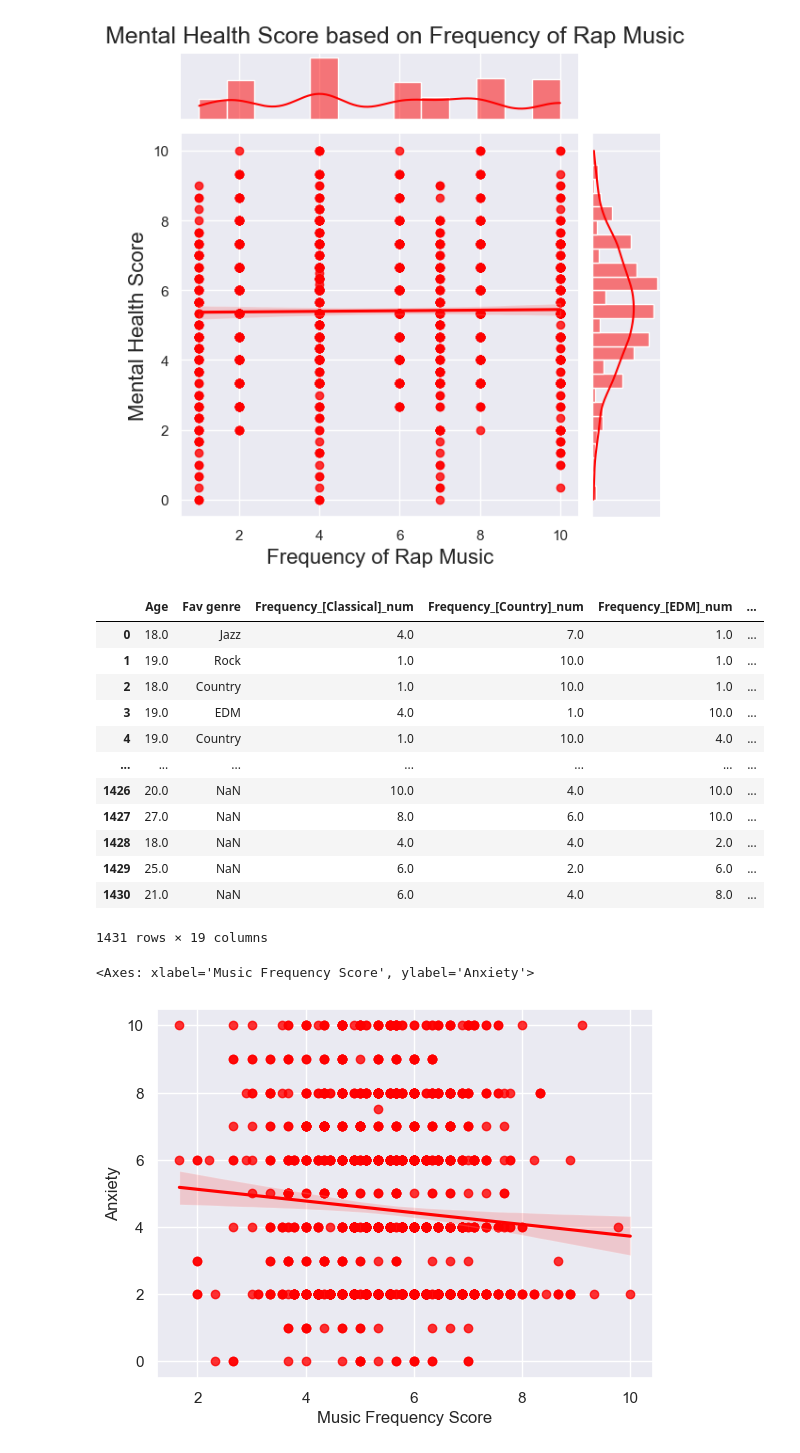
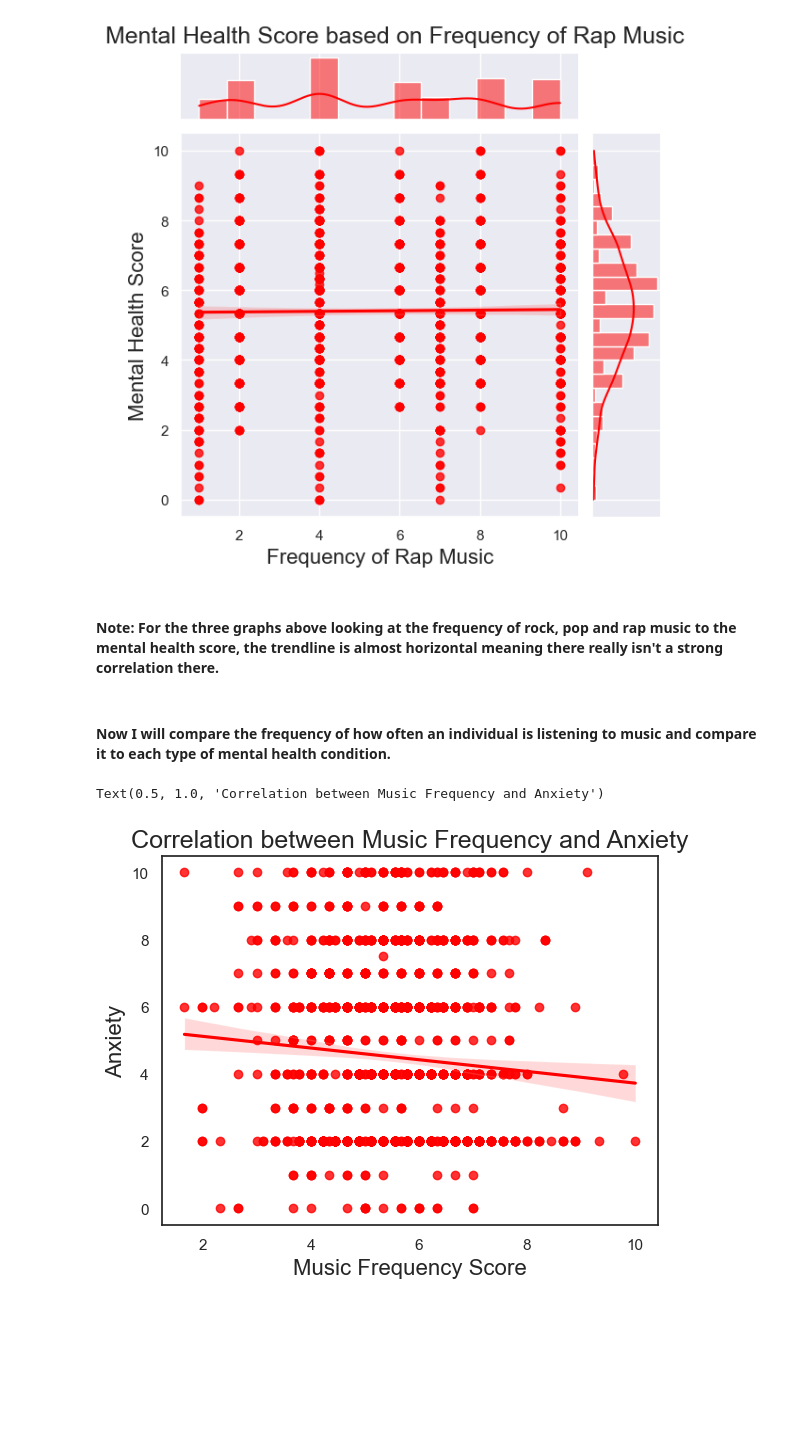
Before and after one commit to ubco-W2022T2-data301/project-group-group12, a Jupyter notebook: analysis/analysis2Haider.ipynb, the cells around one changed output. Drawn from its saved outputs; the diff is of its cells as text; code cells hidden in the pictures; blank space fills up the shorter version.

```diff
--- a/analysis/analysis2Haider.ipynb
+++ b/analysis/analysis2Haider.ipynb
@@ -659,4 +642,4 @@ def GenreConversion(x, genre):
         return 10.0
 # %%
 for genre in ['Classical', 'Country', 'EDM', 'Folk', 'Jazz', 'Metal', 'Pop', 'Rap', 'Rock']:
-    dataset3[f'Frequency_[{genre}]_num'] = dataset3.apply(lambda x: GenreConversion(x, genre), axis='columns')
+    dataset3.loc[:, f'Frequency_[{genre}]_num'] = dataset3.apply(lambda x: GenreConversion(x, genre), axis='columns')
@@ -1038,25 +1018,16 @@ v11.set_axis_labels('Frequency of Rap Music', 'Mental Health Score', fontsize=16
 # %% [output]
 <seaborn.axisgrid.JointGrid>
 [figure]
-# %%
-merged_mc['Music Frequency Score'] = (merged_mc['Frequency_[Classical]_num'] + merged_mc['Frequency_[Country]_num'] + merged_mc['Frequency_[EDM]_num'] + merged_mc['Frequency_[Folk]_num'] + merged_mc['Frequency_[Jazz]_num'] + merged_mc['Frequency_[Metal]_num'] + merged_mc['Frequency_[Pop]_num'] + merged_mc['Frequency_[Rap]_num'] + merged_mc['Frequency_[Rock]_num']) / 9
-merged_mc
-# %% [output]
-|  | Age | Fav genre | Frequency_[Classical]_num | Frequency_[Country]_num | Frequency_[EDM]_num | ... |
-| 0 | 18.0 | Jazz | 4.0 | 7.0 | 1.0 | ... |
-| 1 | 19.0 | Rock | 1.0 | 10.0 | 1.0 | ... |
-| 2 | 18.0 | Country | 1.0 | 10.0 | 1.0 | ... |
-| 3 | 19.0 | EDM | 4.0 | 1.0 | 10.0 | ... |
-| 4 | 19.0 | Country | 1.0 | 10.0 | 4.0 | ... |
-| ... | ... | ... | ... | ... | ... | ... |
-| 1426 | 20.0 | NaN | 10.0 | 4.0 | 10.0 | ... |
-| 1427 | 27.0 | NaN | 8.0 | 6.0 | 10.0 | ... |
-| 1428 | 18.0 | NaN | 4.0 | 4.0 | 2.0 | ... |
-| 1429 | 25.0 | NaN | 6.0 | 2.0 | 6.0 | ... |
-| 1430 | 21.0 | NaN | 6.0 | 4.0 | 8.0 | ... |
-1431 rows × 19 columns
+# %% [markdown]
+#### Note: For the three graphs above looking at the frequency of rock, pop and rap music to the mental health score, the trendline is almost horizontal meaning there really isn't a strong correlation there.
+# %% [markdown]
+#### Now I will compare the frequency of how often an individual is listening to music and compare it to each type of mental health condition.
 # %%
 sns.regplot(data=merged_mc, x='Music Frequency Score', y='Anxiety', color='red')
+
+plt.xlabel('Music Frequency Score', fontsize=16)
+plt.ylabel('Anxiety', fontsize=16)
+plt.title('Correlation between Music Frequency and Anxiety', fontsize=18)
 # %% [output]
-<Axes: xlabel='Music Frequency Score', ylabel='Anxiety'>
+Text(0.5, 1.0, 'Correlation between Music Frequency and Anxiety')
-[figure, old version]
+[figure, new version]
```
Also changed, not shown: parts of 41 cells of this notebook, 5 other files.
